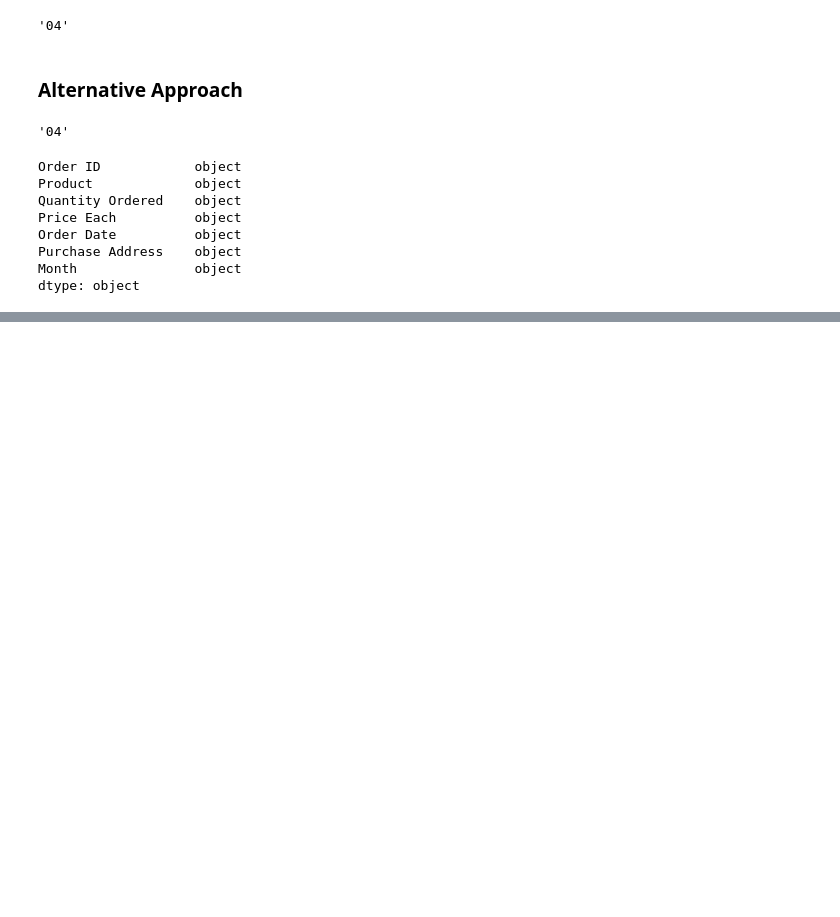
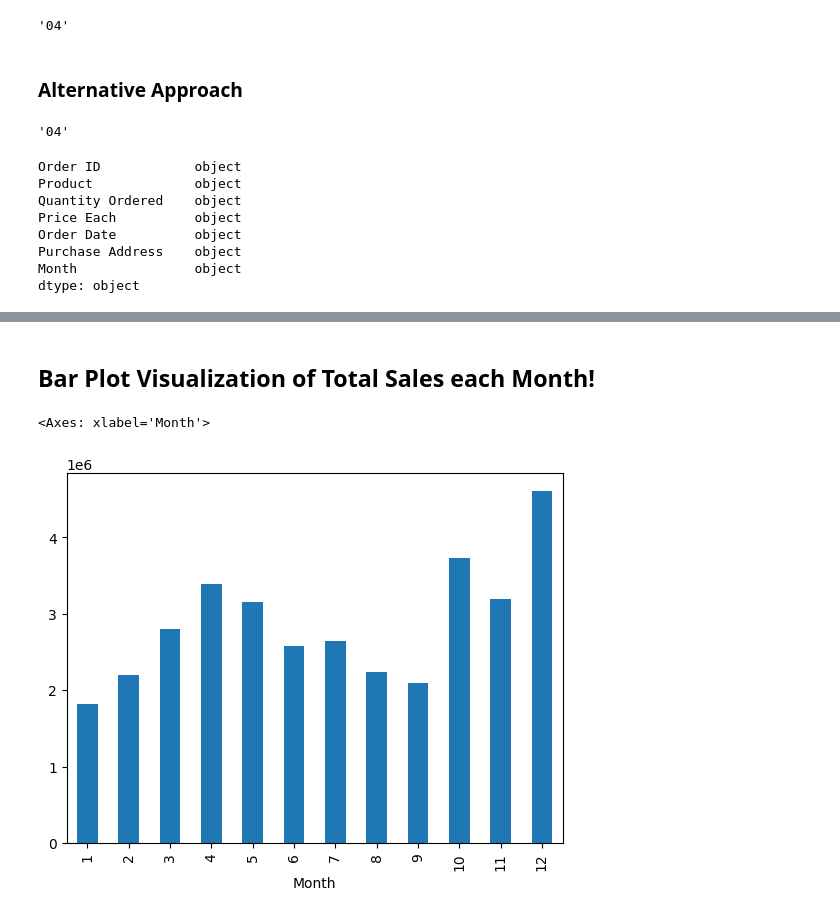
Before and after one commit to rbhardwaj2186/Sales_Market_Data_Analysis, a Jupyter notebook: Sales_Data.ipynb, the cells around one changed output, grey strips where cells are left out. Cells and saved outputs as stored; diff of their text form; code cells hidden in the pictures; blank space fills up the shorter version.

```diff
--- a/Sales_Data.ipynb
+++ b/Sales_Data.ipynb
@@ -177,0 +176,2 @@ Name: Month, dtype: object
+# %%
+all_data = all_data[~filter1]
@@ -177,0 +186,2 @@ Name: Month, dtype: object
+# %%
+all_data['Month'] = all_data['Month'].astype(int)
@@ -177,0 +199,3 @@ Name: Month, dtype: object
+# %%
+all_data['Quantity Ordered'] = all_data['Quantity Ordered'].astype(int)
+all_data['Price Each'] = all_data['Price Each'].astype(float)
@@ -177,0 +213,2 @@ Name: Month, dtype: object
+# %%
+all_data['sales'] = all_data['Quantity Ordered'] * all_data['Price Each']
@@ -177,0 +232,7 @@ Name: Month, dtype: object
+# %% [markdown]
+## Bar Plot Visualization of Total Sales each Month!
+# %%
+all_data.groupby(['Month'])['sales'].sum().plot(kind='bar')
+# %% [output]
+<Axes: xlabel='Month'>
+[figure, added]
```
Also changed, not shown: parts of 10 cells of this notebook.
